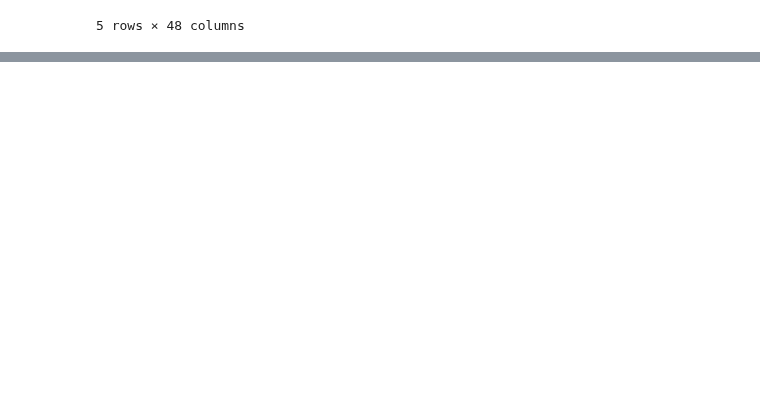
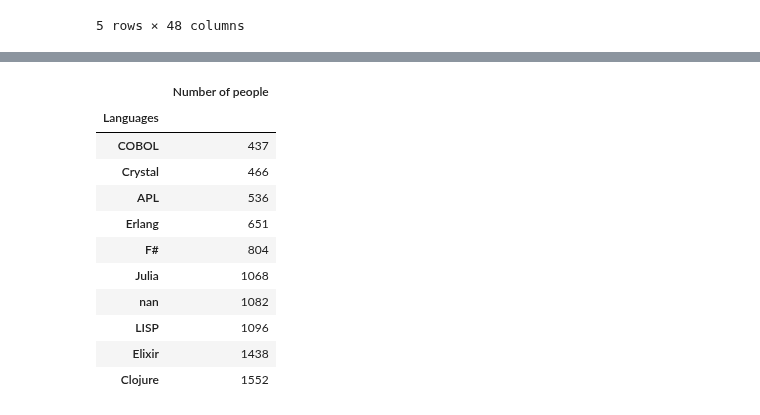
Before and after one commit to data301-2021-winter1/project-group13-project, a Jupyter notebook: notebooks/analysis3.ipynb, the cells around one changed output, grey strips where cells are left out. Drawn from its saved outputs; the diff is of its cells as text; code cells hidden in the pictures; blank space fills up the shorter version.

```diff
--- a/notebooks/analysis3.ipynb
+++ b/notebooks/analysis3.ipynb
@@ -30,0 +195,15 @@ df2021.tail()
+# %%
+bottom10
+# %% [output]
+|  | Number of people |
+| Languages |  |
+| COBOL | 437 |
+| Crystal | 466 |
+| APL | 536 |
+| Erlang | 651 |
+| F# | 804 |
+| Julia | 1068 |
+| nan | 1082 |
+| LISP | 1096 |
+| Elixir | 1438 |
+| Clojure | 1552 |
```
Also changed, not shown: parts of 19 cells of this notebook, 1 other file.
